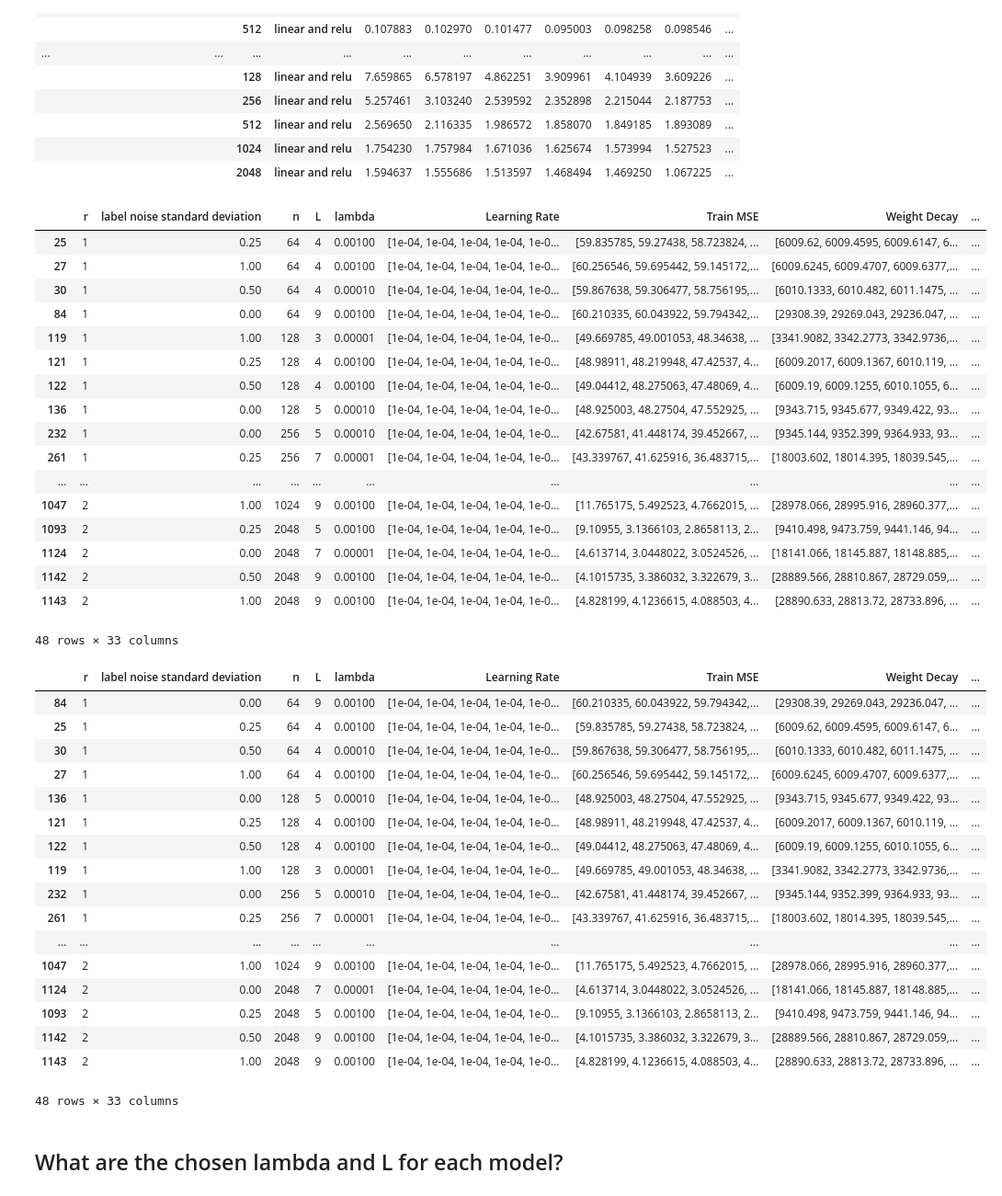
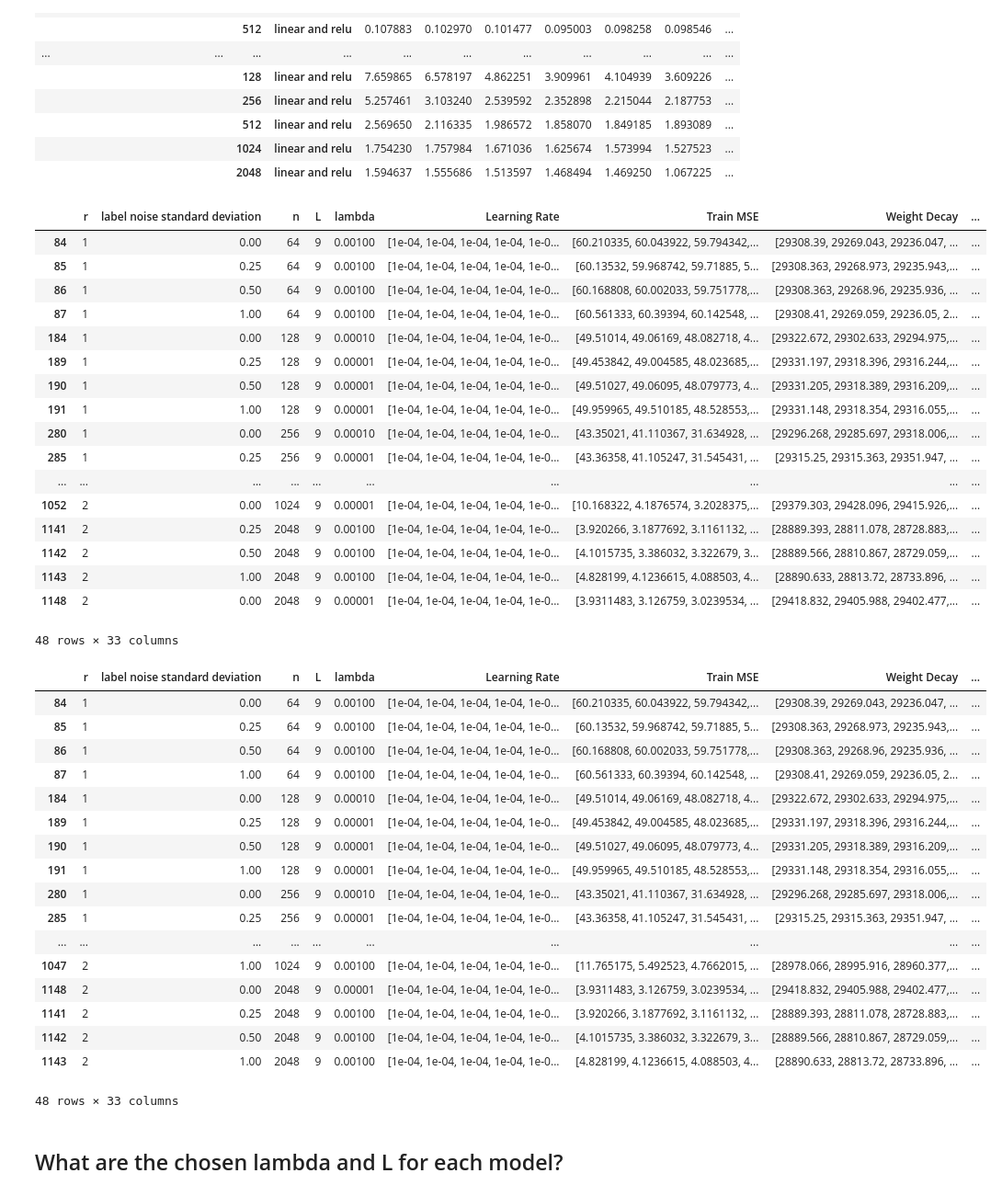
Before and after one commit to suzannastep/linear_layers_experiments, a Jupyter notebook: plotting_results.ipynb, the cells around one changed output. Shown at 92% size. Saved outputs shown, nothing was run; the diff lists cells and outputs as text; code cells hidden in the pictures.

```diff
--- a/plotting_results.ipynb
+++ b/plotting_results.ipynb
@@ -786,46 +786,46 @@ pd.concat((validationmse_vs_L,bestL),axis=1)
 |  |  | 1024 | linear and relu | 1.754230 | 1.757984 | 1.671036 | 1.625674 | 1.573994 | 1.527523 | ... |
 |  |  | 2048 | linear and relu | 1.594637 | 1.555686 | 1.513597 | 1.468494 | 1.469250 | 1.067225 | ... |
 # %%
-mask = [row["L"] == bestL[row["r"]][row["label noise standard deviation"]][row["n"]][row["Activations"]] for rowindex,row in res.iterrows()]
+mask = [row["L"] == 9 for rowindex,row in res.iterrows()]# bestL[row["r"]][row["label noise standard deviation"]][row["n"]][row["Activations"]] for rowindex,row in res.iterrows()]
 bestLres = res[mask]
 bestLres
 # %% [output]
 |  | r | label noise standard deviation | n | L | lambda | Learning Rate | Train MSE | Weight Decay | ... |
-| 25 | 1 | 0.25 | 64 | 4 | 0.00100 | [1e-04, 1e-04, 1e-04, 1e-04, 1e-0... | [59.835785, 59.27438, 58.723824, ... | [6009.62, 6009.4595, 6009.6147, 6... | ... |
-| 27 | 1 | 1.00 | 64 | 4 | 0.00100 | [1e-04, 1e-04, 1e-04, 1e-04, 1e-0... | [60.256546, 59.695442, 59.145172,... | [6009.6245, 6009.4707, 6009.6377,... | ... |
-| 30 | 1 | 0.50 | 64 | 4 | 0.00010 | [1e-04, 1e-04, 1e-04, 1e-04, 1e-0... | [59.867638, 59.306477, 58.756195,... | [6010.1333, 6010.482, 6011.1475, ... | ... |
 | 84 | 1 | 0.00 | 64 | 9 | 0.00100 | [1e-04, 1e-04, 1e-04, 1e-04, 1e-0... | [60.210335, 60.043922, 59.794342,... | [29308.39, 29269.043, 29236.047, ... | ... |
-| 119 | 1 | 1.00 | 128 | 3 | 0.00001 | [1e-04, 1e-04, 1e-04, 1e-04, 1e-0... | [49.669785, 49.001053, 48.34638, ... | [3341.9082, 3342.2773, 3342.9736,... | ... |
-| 121 | 1 | 0.25 | 128 | 4 | 0.00100 | [1e-04, 1e-04, 1e-04, 1e-04, 1e-0... | [48.98911, 48.219948, 47.42537, 4... | [6009.2017, 6009.1367, 6010.119, ... | ... |
-| 122 | 1 | 0.50 | 128 | 4 | 0.00100 | [1e-04, 1e-04, 1e-04, 1e-04, 1e-0... | [49.04412, 48.275063, 47.48069, 4... | [6009.19, 6009.1255, 6010.1055, 6... | ... |
-| 136 | 1 | 0.00 | 128 | 5 | 0.00010 | [1e-04, 1e-04, 1e-04, 1e-04, 1e-0... | [48.925003, 48.27504, 47.552925, ... | [9343.715, 9345.677, 9349.422, 93... | ... |
-| 232 | 1 | 0.00 | 256 | 5 | 0.00010 | [1e-04, 1e-04, 1e-04, 1e-04, 1e-0... | [42.67581, 41.448174, 39.452667, ... | [9345.144, 9352.399, 9364.933, 93... | ... |
-| 261 | 1 | 0.25 | 256 | 7 | 0.00001 | [1e-04, 1e-04, 1e-04, 1e-04, 1e-0... | [43.339767, 41.625916, 36.483715,... | [18003.602, 18014.395, 18039.545,... | ... |
+| 85 | 1 | 0.25 | 64 | 9 | 0.00100 | [1e-04, 1e-04, 1e-04, 1e-04, 1e-0... | [60.13532, 59.968742, 59.71885, 5... | [29308.363, 29268.973, 29235.943,... | ... |
+| 86 | 1 | 0.50 | 64 | 9 | 0.00100 | [1e-04, 1e-04, 1e-04, 1e-04, 1e-0... | [60.168808, 60.002033, 59.751778,... | [29308.363, 29268.96, 29235.936, ... | ... |
+| 87 | 1 | 1.00 | 64 | 9 | 0.00100 | [1e-04, 1e-04, 1e-04, 1e-04, 1e-0... | [60.561333, 60.39394, 60.142548, ... | [29308.41, 29269.059, 29236.05, 2... | ... |
+| 184 | 1 | 0.00 | 128 | 9 | 0.00010 | [1e-04, 1e-04, 1e-04, 1e-04, 1e-0... | [49.51014, 49.06169, 48.082718, 4... | [29322.672, 29302.633, 29294.975,... | ... |
+| 189 | 1 | 0.25 | 128 | 9 | 0.00001 | [1e-04, 1e-04, 1e-04, 1e-04, 1e-0... | [49.453842, 49.004585, 48.023685,... | [29331.197, 29318.396, 29316.244,... | ... |
+| 190 | 1 | 0.50 | 128 | 9 | 0.00001 | [1e-04, 1e-04, 1e-04, 1e-04, 1e-0... | [49.51027, 49.06095, 48.079773, 4... | [29331.205, 29318.389, 29316.209,... | ... |
+| 191 | 1 | 1.00 | 128 | 9 | 0.00001 | [1e-04, 1e-04, 1e-04, 1e-04, 1e-0... | [49.959965, 49.510185, 48.528553,... | [29331.148, 29318.354, 29316.055,... | ... |
+| 280 | 1 | 0.00 | 256 | 9 | 0.00010 | [1e-04, 1e-04, 1e-04, 1e-04, 1e-0... | [43.35021, 41.110367, 31.634928, ... | [29296.268, 29285.697, 29318.006,... | ... |
+| 285 | 1 | 0.25 | 256 | 9 | 0.00001 | [1e-04, 1e-04, 1e-04, 1e-04, 1e-0... | [43.36358, 41.105247, 31.545431, ... | [29315.25, 29315.363, 29351.947, ... | ... |
 | ... | ... | ... | ... | ... | ... | ... | ... | ... | ... |
-| 1047 | 2 | 1.00 | 1024 | 9 | 0.00100 | [1e-04, 1e-04, 1e-04, 1e-04, 1e-0... | [11.765175, 5.492523, 4.7662015, ... | [28978.066, 28995.916, 28960.377,... | ... |
-| 1093 | 2 | 0.25 | 2048 | 5 | 0.00100 | [1e-04, 1e-04, 1e-04, 1e-04, 1e-0... | [9.10955, 3.1366103, 2.8658113, 2... | [9410.498, 9473.759, 9441.146, 94... | ... |
-| 1124 | 2 | 0.00 | 2048 | 7 | 0.00001 | [1e-04, 1e-04, 1e-04, 1e-04, 1e-0... | [4.613714, 3.0448022, 3.0524526, ... | [18141.066, 18145.887, 18148.885,... | ... |
+| 1052 | 2 | 0.00 | 1024 | 9 | 0.00001 | [1e-04, 1e-04, 1e-04, 1e-04, 1e-0... | [10.168322, 4.1876574, 3.2028375,... | [29379.303, 29428.096, 29415.926,... | ... |
+| 1141 | 2 | 0.25 | 2048 | 9 | 0.00100 | [1e-04, 1e-04, 1e-04, 1e-04, 1e-0... | [3.920266, 3.1877692, 3.1161132, ... | [28889.393, 28811.078, 28728.883,... | ... |
 | 1142 | 2 | 0.50 | 2048 | 9 | 0.00100 | [1e-04, 1e-04, 1e-04, 1e-04, 1e-0... | [4.1015735, 3.386032, 3.322679, 3... | [28889.566, 28810.867, 28729.059,... | ... |
 | 1143 | 2 | 1.00 | 2048 | 9 | 0.00100 | [1e-04, 1e-04, 1e-04, 1e-04, 1e-0... | [4.828199, 4.1236615, 4.088503, 4... | [28890.633, 28813.72, 28733.896, ... | ... |
+| 1148 | 2 | 0.00 | 2048 | 9 | 0.00001 | [1e-04, 1e-04, 1e-04, 1e-04, 1e-0... | [3.9311483, 3.126759, 3.0239534, ... | [29418.832, 29405.988, 29402.477,... | ... |
 48 rows × 33 columns
 # %%
 bestLres.sort_values(by=['r','n',"label noise standard deviation"])
 # %% [output]
 |  | r | label noise standard deviation | n | L | lambda | Learning Rate | Train MSE | Weight Decay | ... |
 | 84 | 1 | 0.00 | 64 | 9 | 0.00100 | [1e-04, 1e-04, 1e-04, 1e-04, 1e-0... | [60.210335, 60.043922, 59.794342,... | [29308.39, 29269.043, 29236.047, ... | ... |
-| 25 | 1 | 0.25 | 64 | 4 | 0.00100 | [1e-04, 1e-04, 1e-04, 1e-04, 1e-0... | [59.835785, 59.27438, 58.723824, ... | [6009.62, 6009.4595, 6009.6147, 6... | ... |
-| 30 | 1 | 0.50 | 64 | 4 | 0.00010 | [1e-04, 1e-04, 1e-04, 1e-04, 1e-0... | [59.867638, 59.306477, 58.756195,... | [6010.1333, 6010.482, 6011.1475, ... | ... |
-| 27 | 1 | 1.00 | 64 | 4 | 0.00100 | [1e-04, 1e-04, 1e-04, 1e-04, 1e-0... | [60.256546, 59.695442, 59.145172,... | [6009.6245, 6009.4707, 6009.6377,... | ... |
-| 136 | 1 | 0.00 | 128 | 5 | 0.00010 | [1e-04, 1e-04, 1e-04, 1e-04, 1e-0... | [48.925003, 48.27504, 47.552925, ... | [9343.715, 9345.677, 9349.422, 93... | ... |
-| 121 | 1 | 0.25 | 128 | 4 | 0.00100 | [1e-04, 1e-04, 1e-04, 1e-04, 1e-0... | [48.98911, 48.219948, 47.42537, 4... | [6009.2017, 6009.1367, 6010.119, ... | ... |
-| 122 | 1 | 0.50 | 128 | 4 | 0.00100 | [1e-04, 1e-04, 1e-04, 1e-04, 1e-0... | [49.04412, 48.275063, 47.48069, 4... | [6009.19, 6009.1255, 6010.1055, 6... | ... |
-| 119 | 1 | 1.00 | 128 | 3 | 0.00001 | [1e-04, 1e-04, 1e-04, 1e-04, 1e-0... | [49.669785, 49.001053, 48.34638, ... | [3341.9082, 3342.2773, 3342.9736,... | ... |
-| 232 | 1 | 0.00 | 256 | 5 | 0.00010 | [1e-04, 1e-04, 1e-04, 1e-04, 1e-0... | [42.67581, 41.448174, 39.452667, ... | [9345.144, 9352.399, 9364.933, 93... | ... |
-| 261 | 1 | 0.25 | 256 | 7 | 0.00001 | [1e-04, 1e-04, 1e-04, 1e-04, 1e-0... | [43.339767, 41.625916, 36.483715,... | [18003.602, 18014.395, 18039.545,... | ... |
+| 85 | 1 | 0.25 | 64 | 9 | 0.00100 | [1e-04, 1e-04, 1e-04, 1e-04, 1e-0... | [60.13532, 59.968742, 59.71885, 5... | [29308.363, 29268.973, 29235.943,... | ... |
+| 86 | 1 | 0.50 | 64 | 9 | 0.00100 | [1e-04, 1e-04, 1e-04, 1e-04, 1e-0... | [60.168808, 60.002033, 59.751778,... | [29308.363, 29268.96, 29235.936, ... | ... |
+| 87 | 1 | 1.00 | 64 | 9 | 0.00100 | [1e-04, 1e-04, 1e-04, 1e-04, 1e-0... | [60.561333, 60.39394, 60.142548, ... | [29308.41, 29269.059, 29236.05, 2... | ... |
+| 184 | 1 | 0.00 | 128 | 9 | 0.00010 | [1e-04, 1e-04, 1e-04, 1e-04, 1e-0... | [49.51014, 49.06169, 48.082718, 4... | [29322.672, 29302.633, 29294.975,... | ... |
+| 189 | 1 | 0.25 | 128 | 9 | 0.00001 | [1e-04, 1e-04, 1e-04, 1e-04, 1e-0... | [49.453842, 49.004585, 48.023685,... | [29331.197, 29318.396, 29316.244,... | ... |
+| 190 | 1 | 0.50 | 128 | 9 | 0.00001 | [1e-04, 1e-04, 1e-04, 1e-04, 1e-0... | [49.51027, 49.06095, 48.079773, 4... | [29331.205, 29318.389, 29316.209,... | ... |
+| 191 | 1 | 1.00 | 128 | 9 | 0.00001 | [1e-04, 1e-04, 1e-04, 1e-04, 1e-0... | [49.959965, 49.510185, 48.528553,... | [29331.148, 29318.354, 29316.055,... | ... |
+| 280 | 1 | 0.00 | 256 | 9 | 0.00010 | [1e-04, 1e-04, 1e-04, 1e-04, 1e-0... | [43.35021, 41.110367, 31.634928, ... | [29296.268, 29285.697, 29318.006,... | ... |
+| 285 | 1 | 0.25 | 256 | 9 | 0.00001 | [1e-04, 1e-04, 1e-04, 1e-04, 1e-0... | [43.36358, 41.105247, 31.545431, ... | [29315.25, 29315.363, 29351.947, ... | ... |
 | ... | ... | ... | ... | ... | ... | ... | ... | ... | ... |
 | 1047 | 2 | 1.00 | 1024 | 9 | 0.00100 | [1e-04, 1e-04, 1e-04, 1e-04, 1e-0... | [11.765175, 5.492523, 4.7662015, ... | [28978.066, 28995.916, 28960.377,... | ... |
-| 1124 | 2 | 0.00 | 2048 | 7 | 0.00001 | [1e-04, 1e-04, 1e-04, 1e-04, 1e-0... | [4.613714, 3.0448022, 3.0524526, ... | [18141.066, 18145.887, 18148.885,... | ... |
-| 1093 | 2 | 0.25 | 2048 | 5 | 0.00100 | [1e-04, 1e-04, 1e-04, 1e-04, 1e-0... | [9.10955, 3.1366103, 2.8658113, 2... | [9410.498, 9473.759, 9441.146, 94... | ... |
+| 1148 | 2 | 0.00 | 2048 | 9 | 0.00001 | [1e-04, 1e-04, 1e-04, 1e-04, 1e-0... | [3.9311483, 3.126759, 3.0239534, ... | [29418.832, 29405.988, 29402.477,... | ... |
+| 1141 | 2 | 0.25 | 2048 | 9 | 0.00100 | [1e-04, 1e-04, 1e-04, 1e-04, 1e-0... | [3.920266, 3.1877692, 3.1161132, ... | [28889.393, 28811.078, 28728.883,... | ... |
 | 1142 | 2 | 0.50 | 2048 | 9 | 0.00100 | [1e-04, 1e-04, 1e-04, 1e-04, 1e-0... | [4.1015735, 3.386032, 3.322679, 3... | [28889.566, 28810.867, 28729.059,... | ... |
 | 1143 | 2 | 1.00 | 2048 | 9 | 0.00100 | [1e-04, 1e-04, 1e-04, 1e-04, 1e-0... | [4.828199, 4.1236615, 4.088503, 4... | [28890.633, 28813.72, 28733.896, ... | ... |
 48 rows × 33 columns
```
Also changed, not shown: parts of 7 cells of this notebook, 6 other files.
